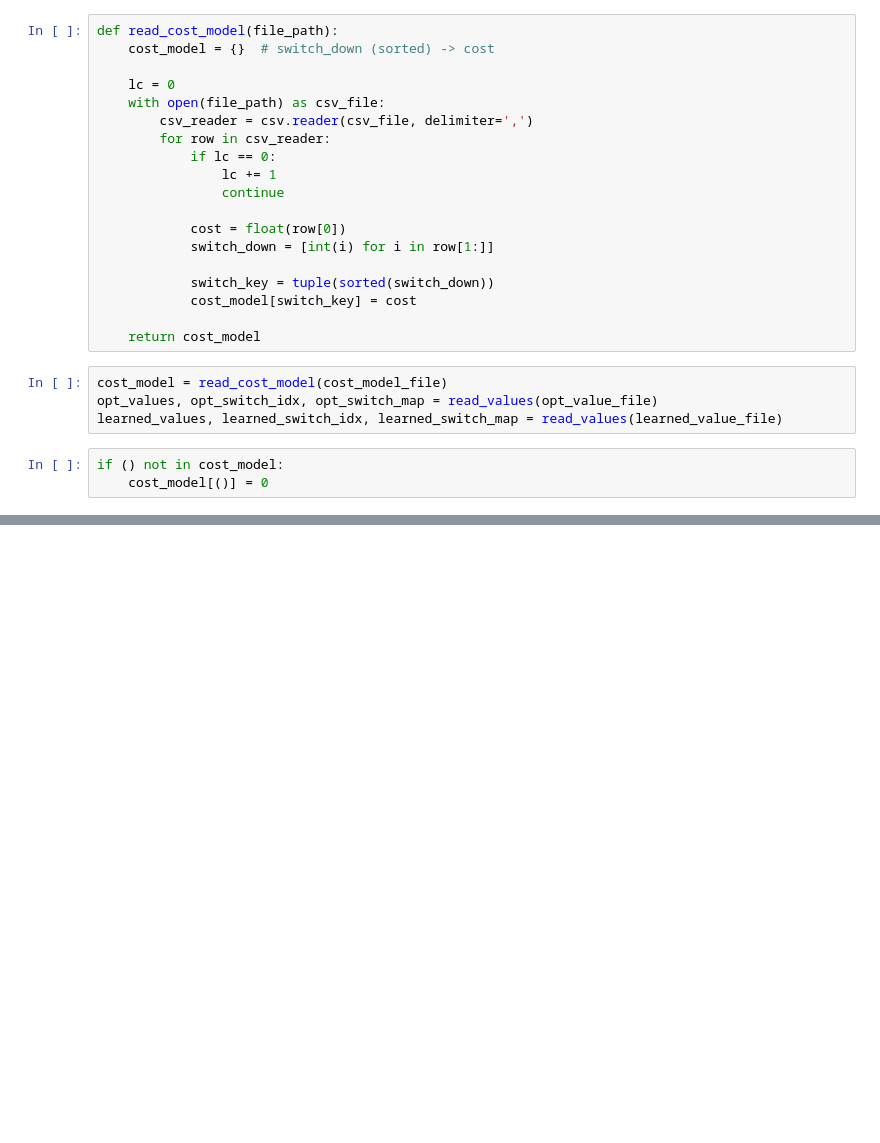
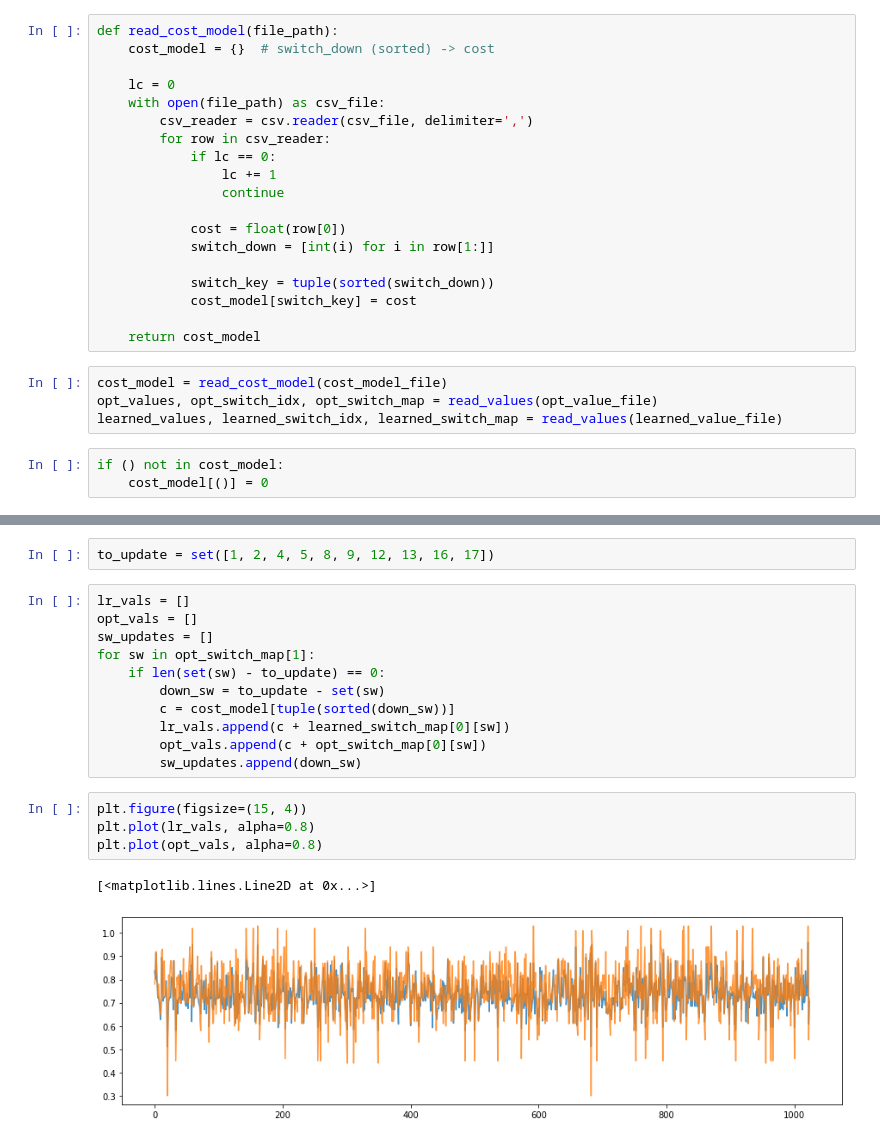
Before and after one commit to kshiteejm/net-update-code, a Jupyter notebook: analysis/plan-with-learned-model.ipynb, the cells around one changed output, grey strips where cells are left out. Cells and saved outputs as stored; diff of their text form; blank space fills up the shorter version.

Commit message:
update with some plots

```diff
--- a/analysis/plan-with-learned-model.ipynb
+++ b/analysis/plan-with-learned-model.ipynb
@@ -117,3 +122,23 @@ Switches to take down: {1, 4, 8, 12, 16}, cost + future value: 0.15 + 0.36140227
 Updating switches {2, 5, 9, 13, 17} in 1 steps
 Optimal total value: 0.15, learned predicted total value: 0.36140227
 Switches to take down: {2, 5, 9, 13, 17}, cost 0.15, cost so far 0.3
+# %%
+to_update = set([1, 2, 4, 5, 8, 9, 12, 13, 16, 17])
+# %%
+lr_vals = []
+opt_vals = []
+sw_updates = []
+for sw in opt_switch_map[1]:
+    if len(set(sw) - to_update) == 0:
+        down_sw = to_update - set(sw)
+        c = cost_model[tuple(sorted(down_sw))]
+        lr_vals.append(c + learned_switch_map[0][sw])
+        opt_vals.append(c + opt_switch_map[0][sw])
+        sw_updates.append(down_sw)
+# %%
+plt.figure(figsize=(15, 4))
+plt.plot(lr_vals, alpha=0.8)
+plt.plot(opt_vals, alpha=0.8)
+# %% [output]
+[<matplotlib.lines.Line2D at 0x...>]
+[figure, added]
```
Also changed, not shown: parts of 5 cells of this notebook.
